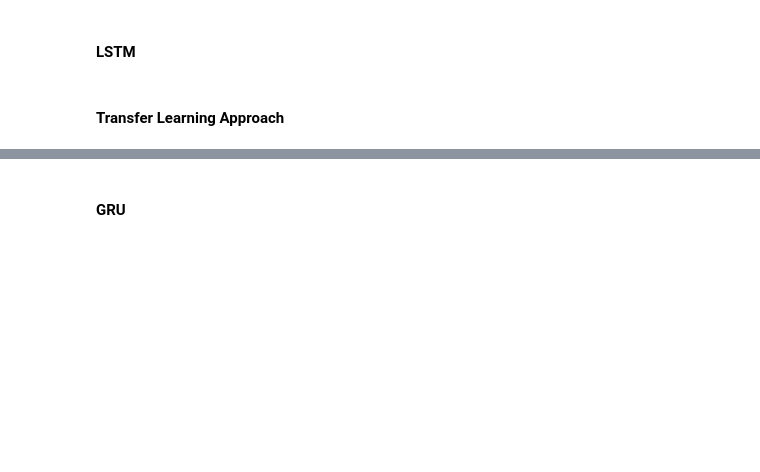
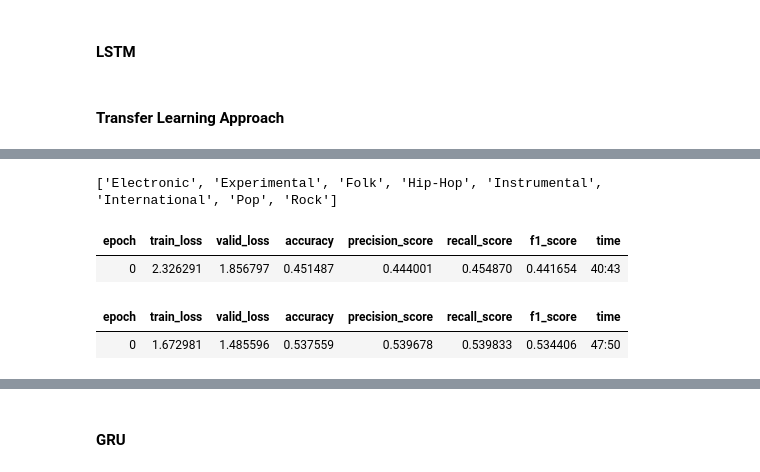
Before and after one commit to GUOliver/COMP9444-Group-Project, a Jupyter notebook: main.ipynb, the cells around one changed output, grey strips where cells are left out. Cells and saved outputs as stored; diff of their text form; code cells hidden in the pictures; blank space fills up the shorter version.

```diff
--- a/main.ipynb
+++ b/main.ipynb
@@ -867,0 +931,42 @@ print_evaluation_metrics("CNN",accuracy,precision,recall,f1_score)
+# %%
+genres_dict = {
+    'Electronic': 0,
+    'Experimental': 1,
+    'Folk': 2,
+    'Hip-Hop': 3,
+    'Instrumental': 4,
+    'International': 5,
+    'Pop': 6,
+    'Rock': 7
+}
+
+reverse_genres_dic = {v: k for k, v in genres_dict.items()}
+
+def make_dataloaders_from_numpy_data(image, label):
+
+    def get_x(i):
+        return(image[i])
+
+    def get_y(i):
+        for idx, x in enumerate(label[i]):
+            if (x == 1.0):
+                genre = reverse_genres_dic[idx]
+                # print(genre)
+                return(genre)
+
+    dblock = DataBlock(
+        blocks=(ImageBlock, CategoryBlock),
+        get_x=get_x,
+        get_y=get_y)
+
+    # pass in a list of index
+    num_images = image.shape[0]
+    dls = dblock.dataloaders(list(range(num_images)))
+
+    print(dls.train.vocab)
+
+    return dls
+
+dls = make_dataloaders_from_numpy_data(X_train, y_train)
+# %% [output]
+['Electronic', 'Experimental', 'Folk', 'Hip-Hop', 'Instrumental', 'International', 'Pop', 'Rock']
@@ -867,0 +978,7 @@ print_evaluation_metrics("CNN",accuracy,precision,recall,f1_score)
+# %%
+learner.fine_tune(1)
+# %% [output]
+| epoch | train_loss | valid_loss | accuracy | precision_score | recall_score | f1_score | time |
+| 0 | 2.326291 | 1.856797 | 0.451487 | 0.444001 | 0.454870 | 0.441654 | 40:43 |
+| epoch | train_loss | valid_loss | accuracy | precision_score | recall_score | f1_score | time |
+| 0 | 1.672981 | 1.485596 | 0.537559 | 0.539678 | 0.539833 | 0.534406 | 47:50 |
```
Also changed, not shown: parts of 5 cells of this notebook.
